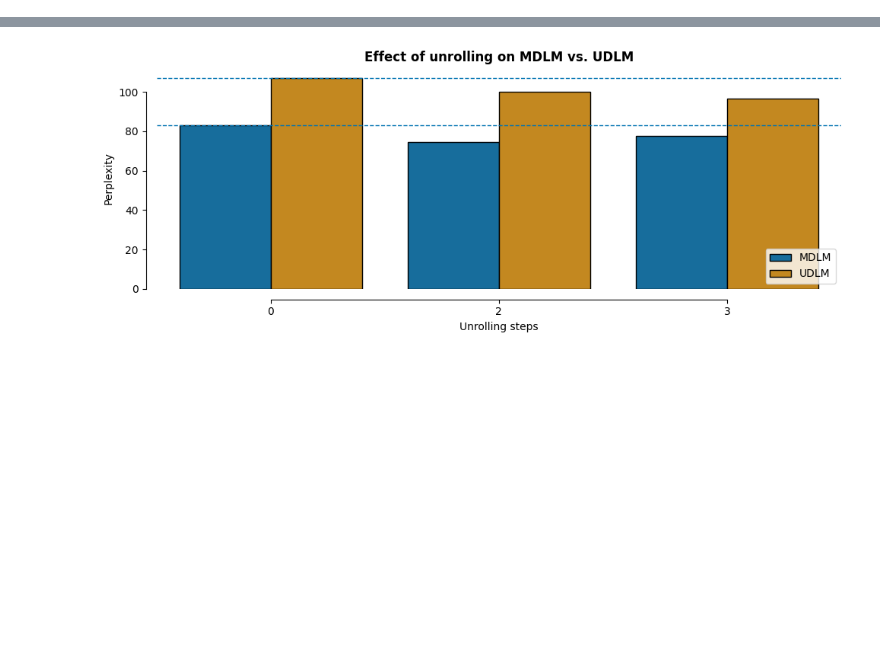
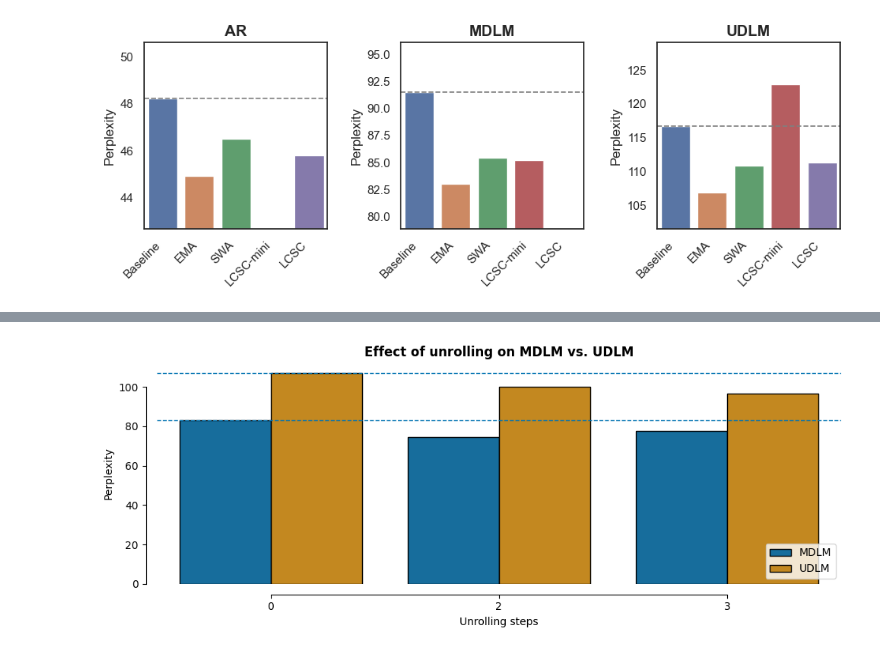
Before and after one commit to denaxen/discrete-diffusion-guidance, a Jupyter notebook: presentation/plots.ipynb, the cells around one changed output, grey strips where cells are left out. Saved outputs shown, nothing was run; the diff lists cells and outputs as text; code cells hidden in the pictures; blank space fills up the shorter version.

```diff
--- a/presentation/plots.ipynb
+++ b/presentation/plots.ipynb
@@ -160,0 +161,51 @@ plt.show()
+# %%
+# weights averaging
+records = [
+    ("Baseline",         "AR",   48.2),
+    ("Baseline",         "MDLM", 91.5),
+    ("Baseline",         "UDLM", 116.7),
+    ("EMA",             "AR",   44.9),
+    ("EMA",         "MDLM", 83.0),
+    ("EMA",             "UDLM", 106.9),
+    ("SWA",             "AR",   46.5),
+    ("SWA",             "MDLM", 85.4),
+    ("SWA",             "UDLM", 110.9),
+    ("LCSC-mini",       "AR", None),
+    ("LCSC-mini",       "MDLM", 85.2),
+    ("LCSC-mini",       "UDLM", 122.9),
+    ("LCSC",            "MDLM",  None),
+    ("LCSC",            "AR",   45.8),
+    ("LCSC",            "UDLM", 111.3)
+]
+
+df = pd.DataFrame(records, columns=["Technique", "Model", "Perplexity"])
+
+fig, axes = plt.subplots(1, 3, figsize=(10, 4), sharey=False)
+model_order = ["AR", "MDLM", "UDLM"]
+baseline_val  = {"AR": 48.2, "MDLM": 91.5, "UDLM": 116.7}
+
+for ax, model in zip(axes, model_order):
+    sns.barplot(
+        data=df[df["Model"] == model],
+        x="Technique",
+        y="Perplexity",
+        # palette="pastel",
+        hue="Technique",
+        ax=ax
+    )
+    ax.axhline(
+        baseline_val[model],
+        ls="--", lw=1.2, color="grey", zorder=1
+    )
+    ax.set_title(model, fontsize=14, weight="bold")
+    ax.set_xlabel("")
+    ax.set_xticklabels(ax.get_xticklabels(), rotation=45, ha="right")
+    ax.set_ylim(df[df["Model"] == model]["Perplexity"].min() * 0.95, df[df["Model"] == model]["Perplexity"].max() * 1.05)
+    ax.set_ylabel("Perplexity")
+
+# fig.suptitle("Parameter‑Averaging Techniques Across Models", fontsize=16, weight="bold")
+fig.tight_layout(pad=2)
+plt.savefig("weights_averaging_another_baseline.png", dpi=300, bbox_inches="tight")
+plt.show()
+# %% [output]
+[figure, added]
```
Also changed, not shown: parts of 12 cells of this notebook, 9 other files.
